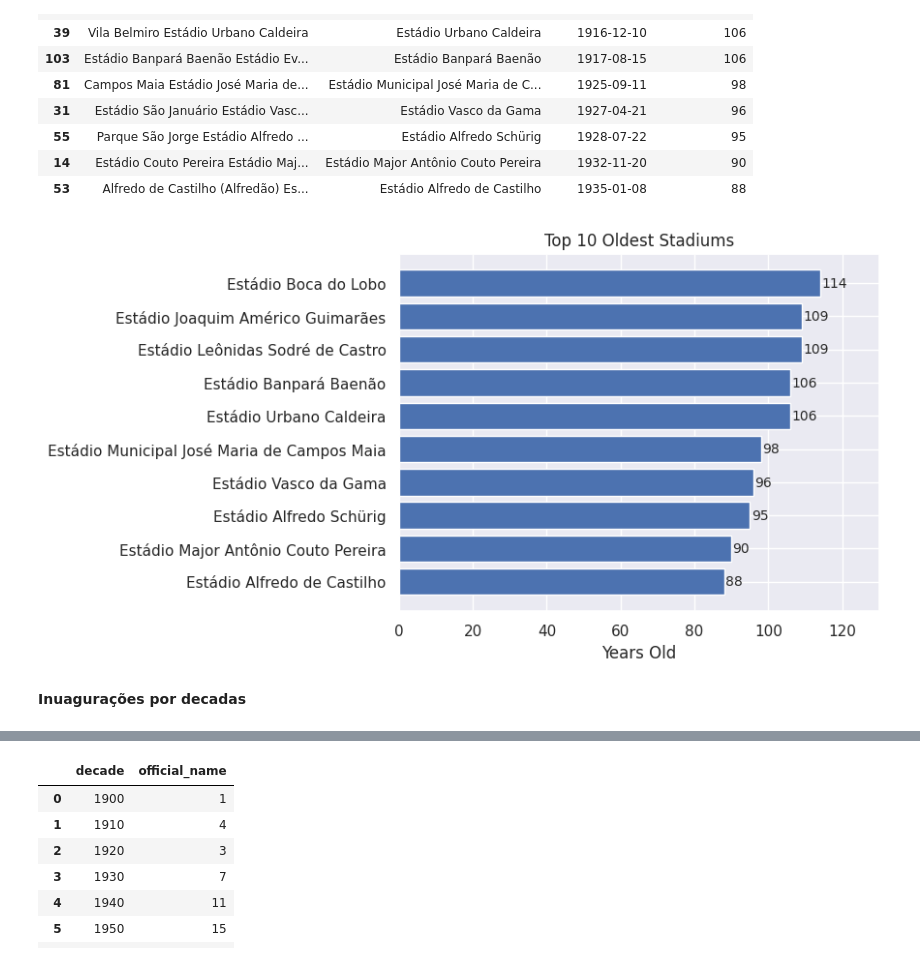
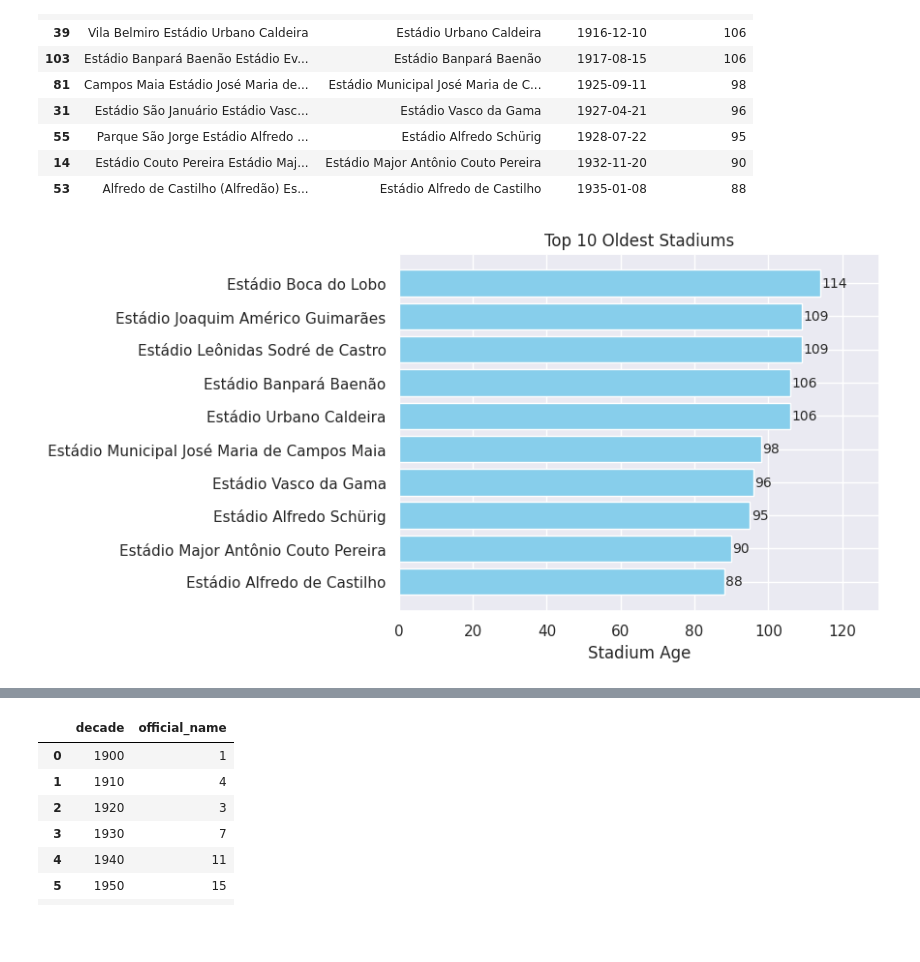
Before and after one commit to PatrickLeal/brazilian-football-stadiums-Data-Transform-Clean-Viz, a Jupyter notebook: brazilian-stadiums-analysis-viz.ipynb, the cells around one changed output, grey strips where cells are left out. Cells and saved outputs as stored; diff of their text form; code cells hidden in the pictures; blank space fills up the shorter version.

```diff
--- a/brazilian-stadiums-analysis-viz.ipynb
+++ b/brazilian-stadiums-analysis-viz.ipynb
@@ -297,18 +331,16 @@ top10_oldest
 # %%
 # Initialize the matplotlib figure
 fig, ax = plt.subplots()
 
 top10_oldest = top10_oldest.sort_values(by='stadium_age')
-plt.barh(top10_oldest.official_name, top10_oldest.stadium_age);
+plt.barh(top10_oldest.official_name, top10_oldest.stadium_age, color='skyblue');
 plt.title('Top 10 Oldest Stadiums')
 
 ax.set(xlim=(0, 130), ylabel="",
-      xlabel="Years Old")
+      xlabel="Stadium Age")
 
 ax.bar_label(ax.containers[0], fontsize=10, padding=1)
 
 plt.show()
 # %% [output]
-[figure, old version]
+[figure, new version]
-# %% [markdown]
-**Inuagurações por decadas**
```
Also changed, not shown: parts of 66 cells of this notebook.
